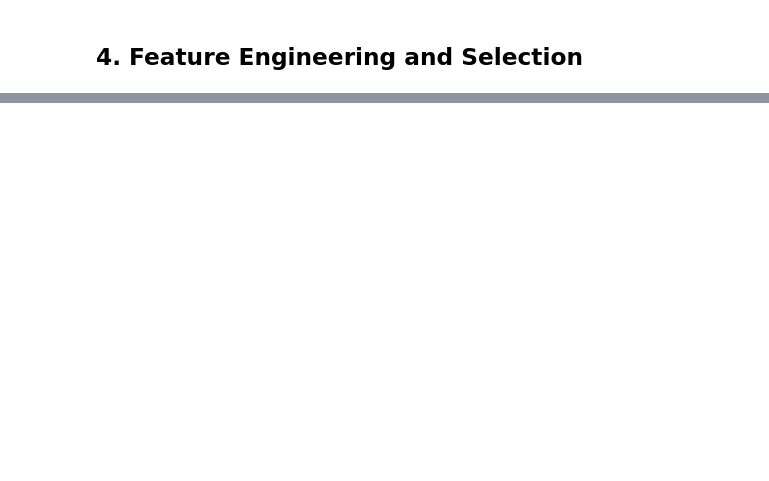
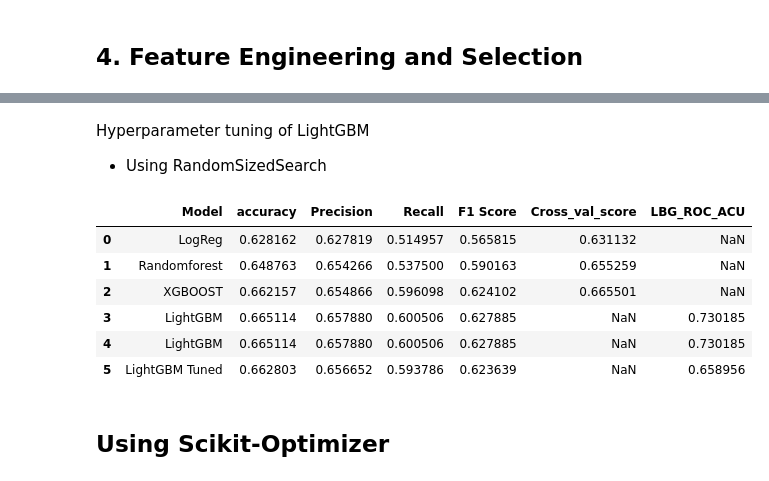
Before and after one commit to HersiYussuf/Capstone_Project, a Jupyter notebook: Diabetic_analysis.ipynb, the cells around one changed output, grey strips where cells are left out. Saved outputs shown, nothing was run; the diff lists cells and outputs as text; code cells hidden in the pictures; blank space fills up the shorter version.

```diff
--- a/Diabetic_analysis.ipynb
+++ b/Diabetic_analysis.ipynb
@@ -1041,0 +1045,2 @@ plot_histogram(data)
+# %%
+target = target.replace(['NO', '<30', '>30'], [0,1,1])
@@ -1041,0 +1102,2 @@ plot_histogram(data)
+# %%
+df_results = pd.DataFrame()
@@ -1041,0 +1349,54 @@ plot_histogram(data)
+# %% [markdown]
+Hyperparameter tuning of LightGBM
+- Using RandomSizedSearch
+# %%
+from sklearn.model_selection import RandomizedSearchCV
+import lightgbm as lgb
+from scipy.stats import randint
+
+# Define the parameter distribution for random search
+param_dist = {
+    'learning_rate': [0.01, 0.1, 0.2],
+    'max_depth': [2,3,5,7,10],
+    'num_leaves': [5,10,15,20],
+    'reg_alpha': [0.1, 0.5, 1.0]
+}
+
+# Create a LightGBM classifier
+lgb_model = lgb.LGBMClassifier()
+
+# Perform random search to sample hyperparameters
+random_search = RandomizedSearchCV(lgb_model, param_distributions=param_dist, n_iter=10, cv=5)
+random_search.fit(X_train_transformed, y_train)
+
+# Get the best LightGBM model
+best_lgb_model = random_search.best_estimator_
+
+# Evaluate the performance of the best LightGBM model
+lgb_pred = best_lgb_model.predict(X_test_transformed)
+lgb_accuracy_tuned = accuracy_score(y_test, lgb_pred)
+lgb_precision_tuned = precision_score(y_test, lgb_pred)
+lgb_recall_tuned = recall_score(y_test, lgb_pred)
+lgb_f1_tuned = f1_score(y_test, lgb_pred)
+lgb_roc_auc_tuned = roc_auc_score(y_test, lgb_pred)
+# %%
+df_results = df_results.append({"Model": 'LightGBM Tuned',
+                                "accuracy" :lgb_accuracy_tuned,
+                                "Precision":lgb_precision_tuned,
+                                "Recall":lgb_recall_tuned,
+                                "F1 Score": lgb_f1_tuned,
+                                "Cross_val_score":np.NaN,
+                                "LBG_ROC_ACU":lgb_roc_auc_tuned
+                              }, ignore_index=True)
+# %%
+df_results
+# %% [output]
+|  | Model | accuracy | Precision | Recall | F1 Score | Cross_val_score | LBG_ROC_ACU |
+| 0 | LogReg | 0.628162 | 0.627819 | 0.514957 | 0.565815 | 0.631132 | NaN |
+| 1 | Randomforest | 0.648763 | 0.654266 | 0.537500 | 0.590163 | 0.655259 | NaN |
+| 2 | XGBOOST | 0.662157 | 0.654866 | 0.596098 | 0.624102 | 0.665501 | NaN |
+| 3 | LightGBM | 0.665114 | 0.657880 | 0.600506 | 0.627885 | NaN | 0.730185 |
+| 4 | LightGBM | 0.665114 | 0.657880 | 0.600506 | 0.627885 | NaN | 0.730185 |
+| 5 | LightGBM Tuned | 0.662803 | 0.656652 | 0.593786 | 0.623639 | NaN | 0.658956 |
+# %% [markdown]
+## Using Scikit-Optimizer
```
Also changed, not shown: parts of 46 cells of this notebook.
